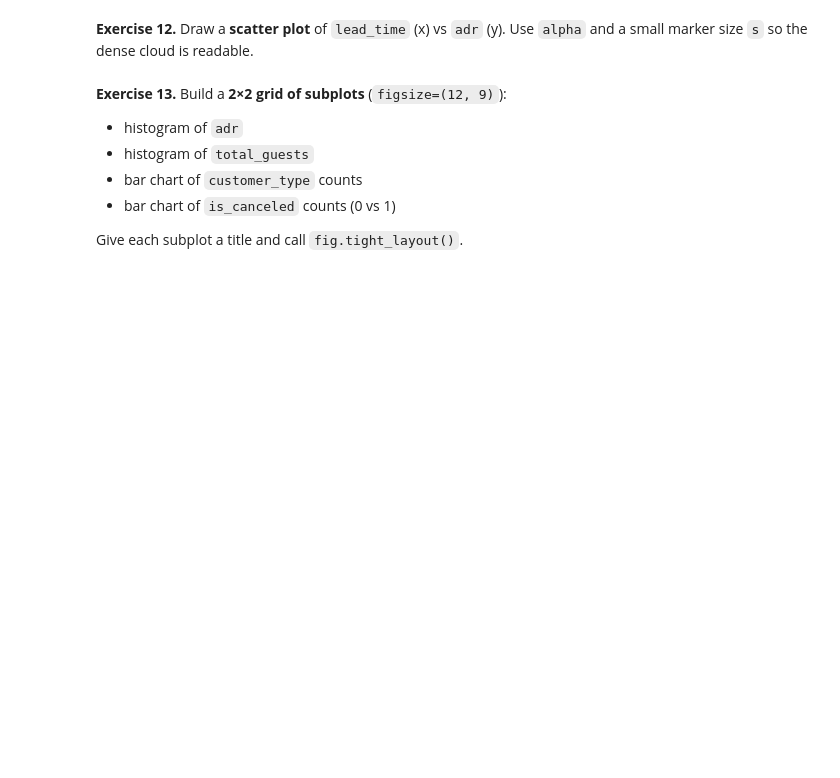
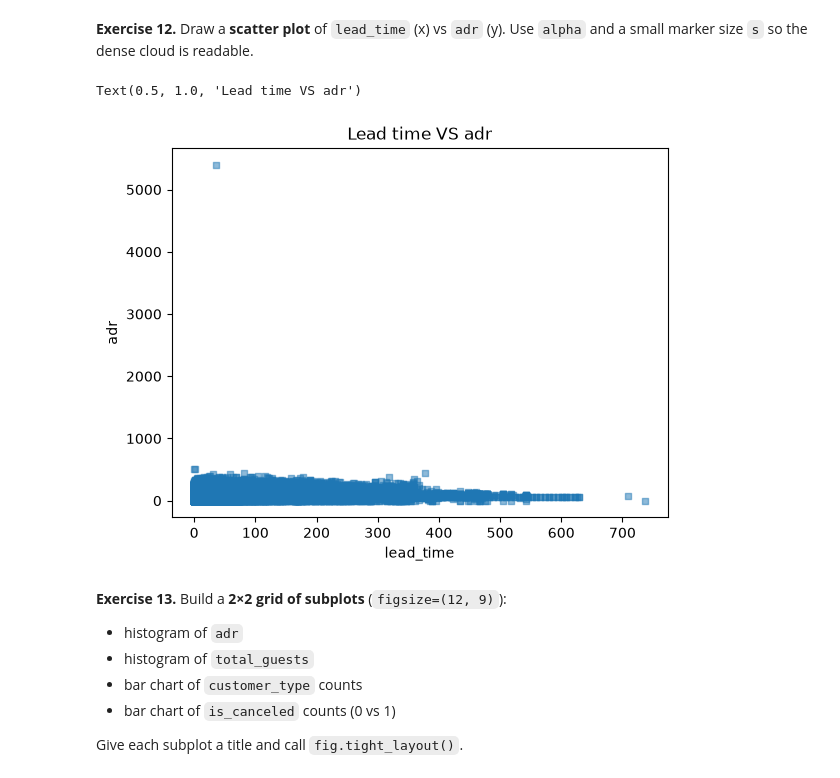
Before and after one commit to ky211-sketch/AIBuilders_Data_Analysis, a Jupyter notebook: Assignment/Module_Assignment_Hotel_Bookings.ipynb, the cells around one changed output. Cells and saved outputs as stored; diff of their text form; code cells hidden in the pictures; blank space fills up the shorter version.

```diff
--- a/Assignment/Module_Assignment_Hotel_Bookings.ipynb
+++ b/Assignment/Module_Assignment_Hotel_Bookings.ipynb
@@ -114,7 +372,11 @@ Report how many rows remain.
 # %% [markdown]
 **Exercise 12.** Draw a **scatter plot** of `lead_time` (x) vs `adr` (y). Use `alpha` and a small marker size `s` so the dense cloud is readable.
 # %%
-# Your code here
+ax2 = df_clean.plot(x = 'lead_time' ,y = 'adr', kind = 'scatter', alpha=0.5, marker = 's')
+ax2.set_title("Lead time VS adr")
+# %% [output]
+Text(0.5, 1.0, 'Lead time VS adr')
+[figure, added]
 # %% [markdown]
 **Exercise 13.** Build a **2×2 grid of subplots** (`figsize=(12, 9)`):
 
```
Also changed, not shown: parts of 65 cells of this notebook, 1 other file.
